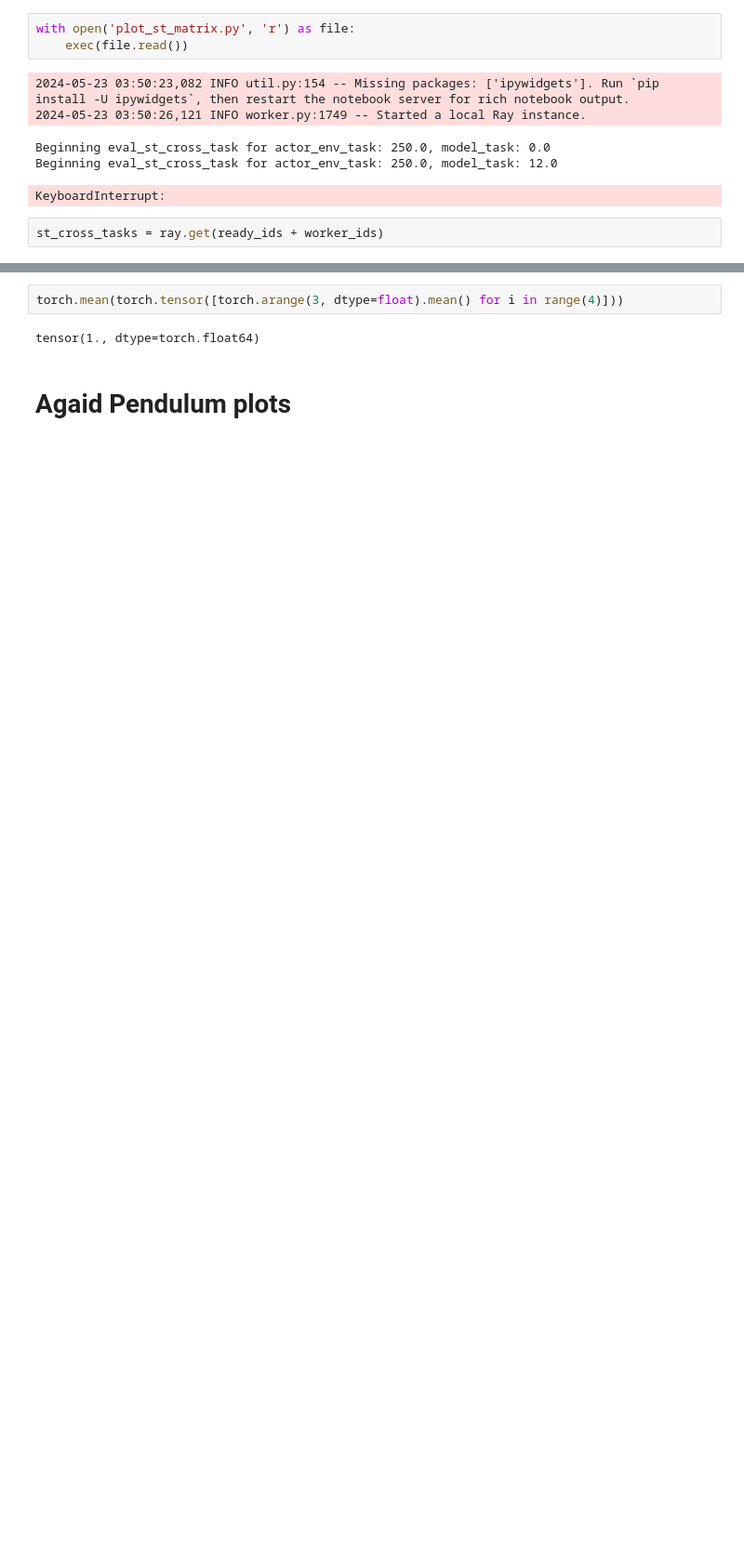
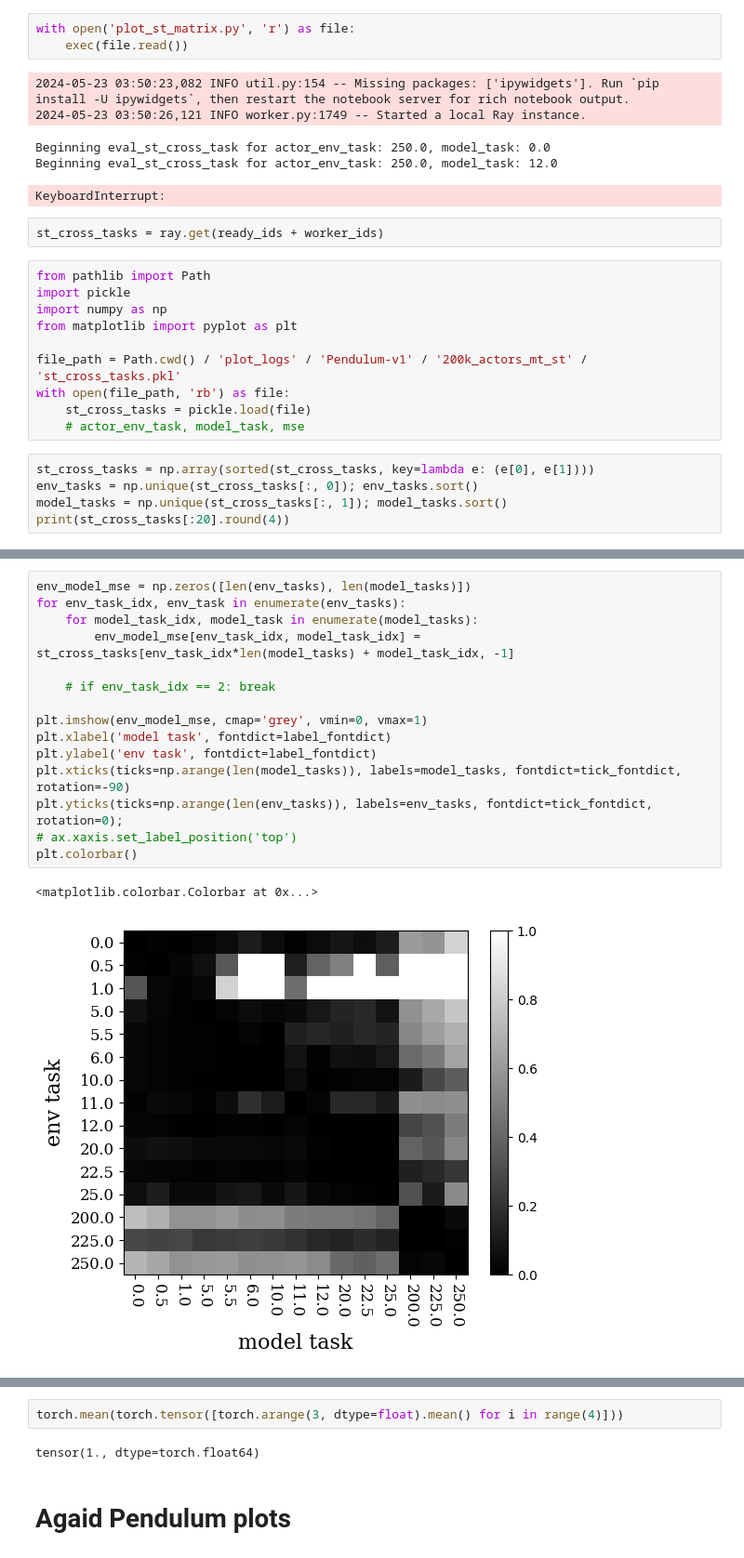
Before and after one commit to DevinCrowley/agaid, a Jupyter notebook: agaid_scratch.ipynb, the cells around one changed output, grey strips where cells are left out. Shown at 93% size. Cells and saved outputs as stored; diff of their text form; blank space fills up the shorter version.

```diff
--- a/agaid_scratch.ipynb
+++ b/agaid_scratch.ipynb
@@ -9,3 +9,18 @@ Beginning eval_st_cross_task for actor_env_task: 250.0, model_task: 12.0
 KeyboardInterrupt:
 # %%
 st_cross_tasks = ray.get(ready_ids + worker_ids)
+# %%
+from pathlib import Path
+import pickle
+import numpy as np
+from matplotlib import pyplot as plt
+
+file_path = Path.cwd() / 'plot_logs' / 'Pendulum-v1' / '200k_actors_mt_st' / 'st_cross_tasks.pkl'
+with open(file_path, 'rb') as file:
+    st_cross_tasks = pickle.load(file)
+    # actor_env_task, model_task, mse
+# %%
+st_cross_tasks = np.array(sorted(st_cross_tasks, key=lambda e: (e[0], e[1])))
+env_tasks = np.unique(st_cross_tasks[:, 0]); env_tasks.sort()
+model_tasks = np.unique(st_cross_tasks[:, 1]); model_tasks.sort()
+print(st_cross_tasks[:20].round(4))
@@ -12 +48,19 @@ st_cross_tasks = ray.get(ready_ids + worker_ids)
+# %%
+env_model_mse = np.zeros([len(env_tasks), len(model_tasks)])
+for env_task_idx, env_task in enumerate(env_tasks):
+    for model_task_idx, model_task in enumerate(model_tasks):
+        env_model_mse[env_task_idx, model_task_idx] = st_cross_tasks[env_task_idx*len(model_tasks) + model_task_idx, -1]
+
+    # if env_task_idx == 2: break
+
+plt.imshow(env_model_mse, cmap='grey', vmin=0, vmax=1)
+plt.xlabel('model task', fontdict=label_fontdict)
+plt.ylabel('env task', fontdict=label_fontdict)
+plt.xticks(ticks=np.arange(len(model_tasks)), labels=model_tasks, fontdict=tick_fontdict, rotation=-90)
+plt.yticks(ticks=np.arange(len(env_tasks)), labels=env_tasks, fontdict=tick_fontdict, rotation=0);
+# ax.xaxis.set_label_position('top')
+plt.colorbar()
+# %% [output]
+<matplotlib.colorbar.Colorbar at 0x...>
+[figure, added]
 # %%
```
Also changed, not shown: parts of 6 cells of this notebook, 1 other file.
